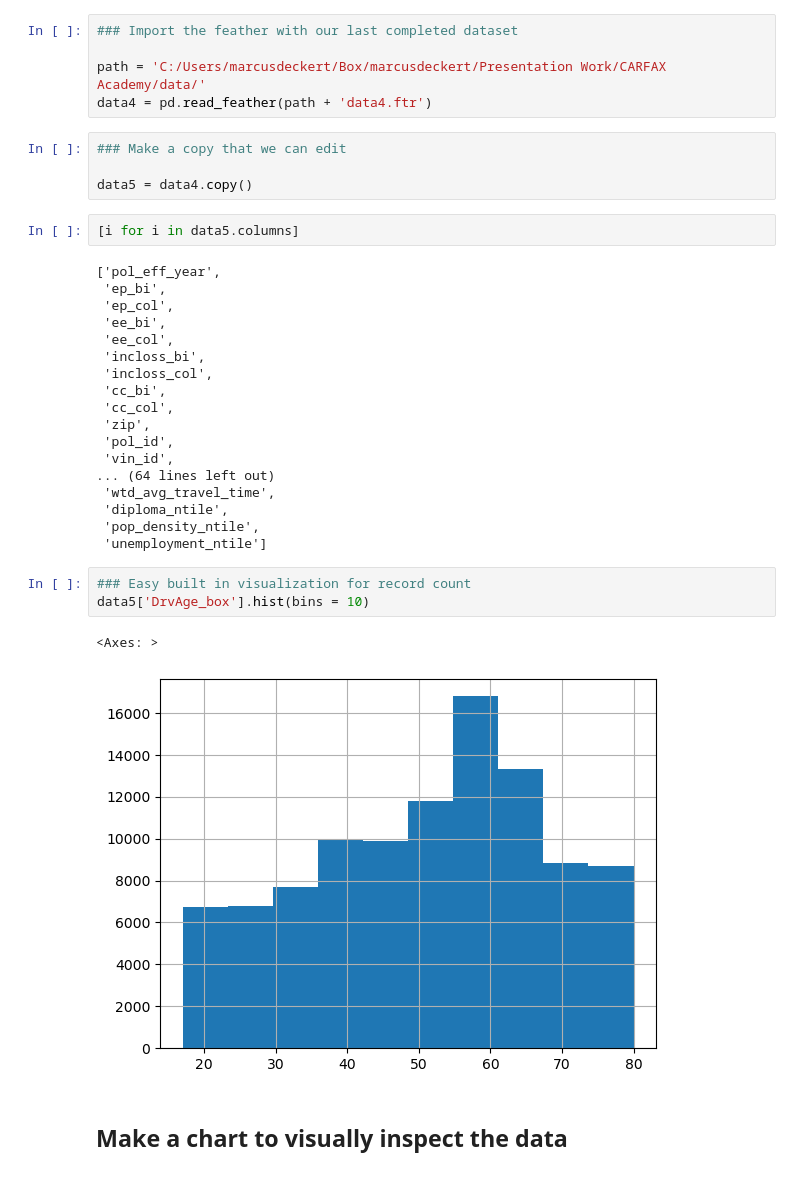
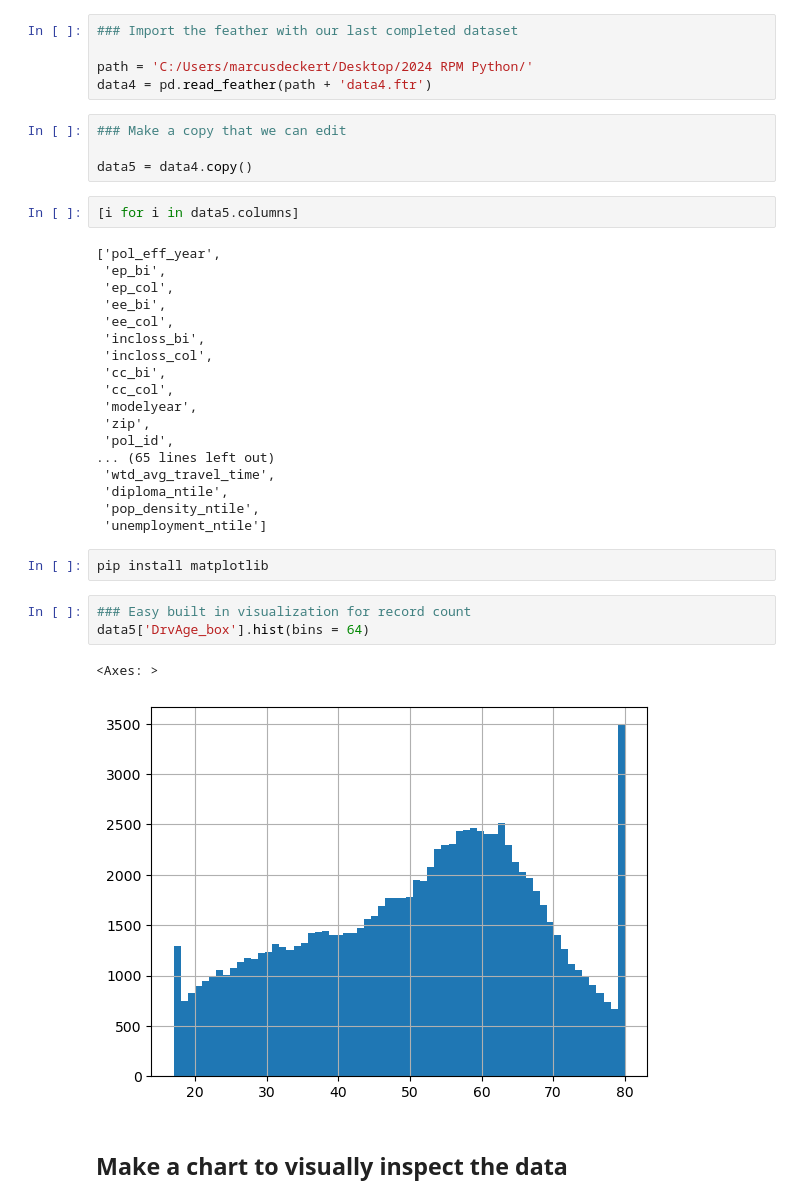
Before and after one commit to RuthlessActuary2023/CAS-RPM-2024-Python-Workshop, a Jupyter notebook: CARFAX Intro to Python Lesson 3.ipynb, the cells around one changed output. Cells and saved outputs as stored; diff of their text form.

```diff
--- a/CARFAX Intro to Python Lesson 3.ipynb
+++ b/CARFAX Intro to Python Lesson 3.ipynb
@@ -20,7 +20,7 @@ display(HTML(data="""
 # %%
 ### Import the feather with our last completed dataset
 
-path = 'C:/Users/marcusdeckert/Box/marcusdeckert/Presentation Work/CARFAX Academy/data/'
+path = 'C:/Users/marcusdeckert/Desktop/2024 RPM Python/'
 data4 = pd.read_feather(path + 'data4.ftr')
 # %%
 ### Make a copy that we can edit
@@ -38,20 +38,22 @@ data5 = data4.copy()
  'incloss_col',
  'cc_bi',
  'cc_col',
+ 'modelyear',
  'zip',
  'pol_id',
- 'vin_id',
-... (64 lines left out)
+... (65 lines left out)
  'wtd_avg_travel_time',
  'diploma_ntile',
  'pop_density_ntile',
  'unemployment_ntile']
+# %%
+pip install matplotlib
 # %%
 ### Easy built in visualization for record count
-data5['DrvAge_box'].hist(bins = 10)
+data5['DrvAge_box'].hist(bins = 64)
 # %% [output]
 <Axes: >
-[figure, old version]
+[figure, new version]
 # %% [markdown]
 ## Make a chart to visually inspect the data
 # %%
```
Also changed, not shown: parts of 23 cells of this notebook, 4 other files.
